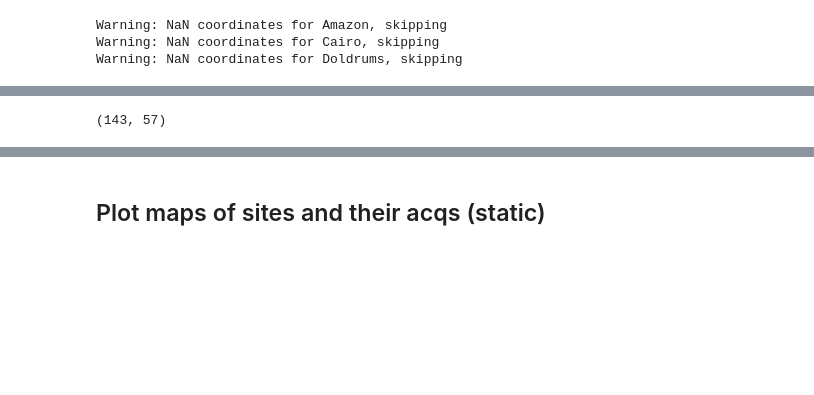
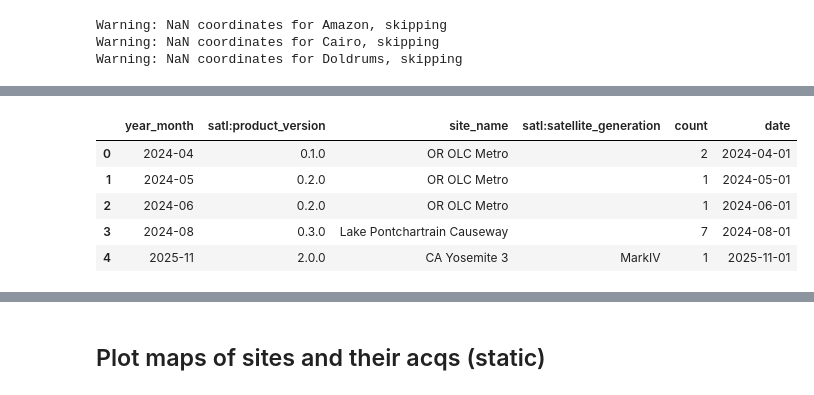
Before and after one commit to pahbs/csda_summaries, a Jupyter notebook: notebooks/csda_stac_search_satellogic.ipynb, the cells around one changed output, grey strips where cells are left out. Cells and saved outputs as stored; diff of their text form; code cells hidden in the pictures; blank space fills up the shorter version.

```diff
--- a/notebooks/csda_stac_search_satellogic.ipynb
+++ b/notebooks/csda_stac_search_satellogic.ipynb
@@ -245,4 +259,9 @@ Name: count, dtype: int64
 # %%
-stac_gdf.shape
+timeline_df.head()
 # %% [output]
-(143, 57)
+|  | year_month | satl:product_version | site_name | satl:satellite_generation | count | date |
+| 0 | 2024-04 | 0.1.0 | OR OLC Metro |  | 2 | 2024-04-01 |
+| 1 | 2024-05 | 0.2.0 | OR OLC Metro |  | 1 | 2024-05-01 |
+| 2 | 2024-06 | 0.2.0 | OR OLC Metro |  | 1 | 2024-06-01 |
+| 3 | 2024-08 | 0.3.0 | Lake Pontchartrain Causeway |  | 7 | 2024-08-01 |
+| 4 | 2025-11 | 2.0.0 | CA Yosemite 3 | MarkIV | 1 | 2025-11-01 |
```
Also changed, not shown: parts of 9 cells of this notebook, 2 other files.
